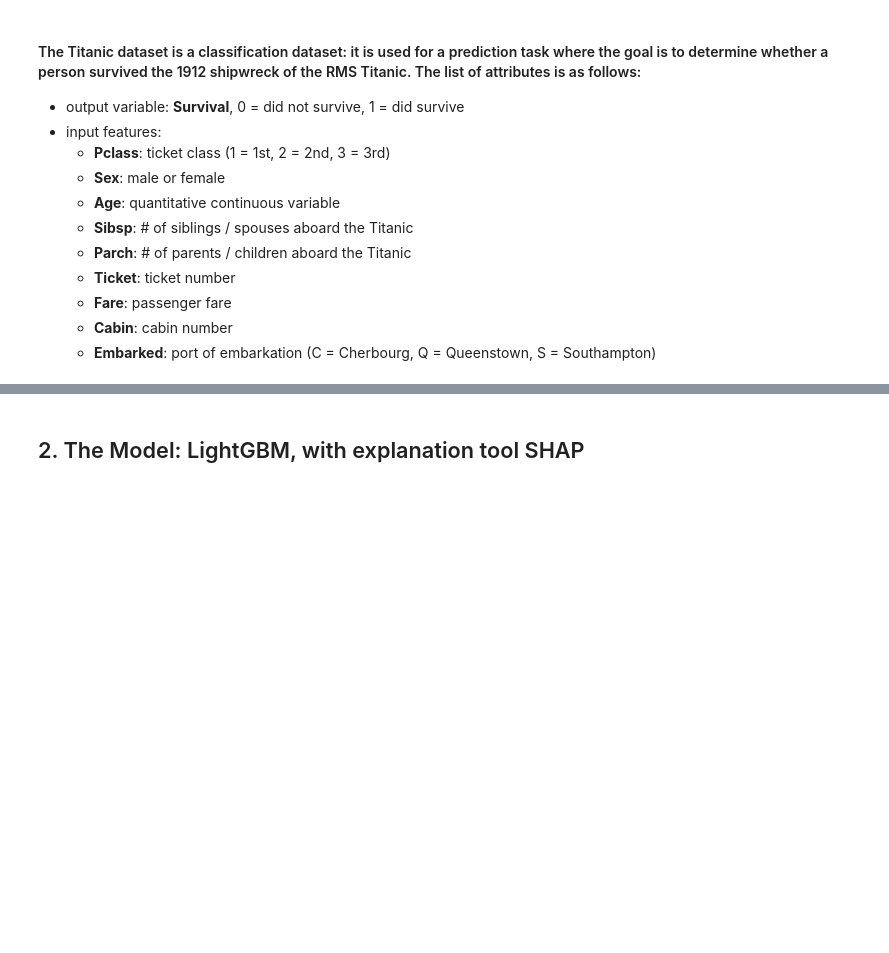
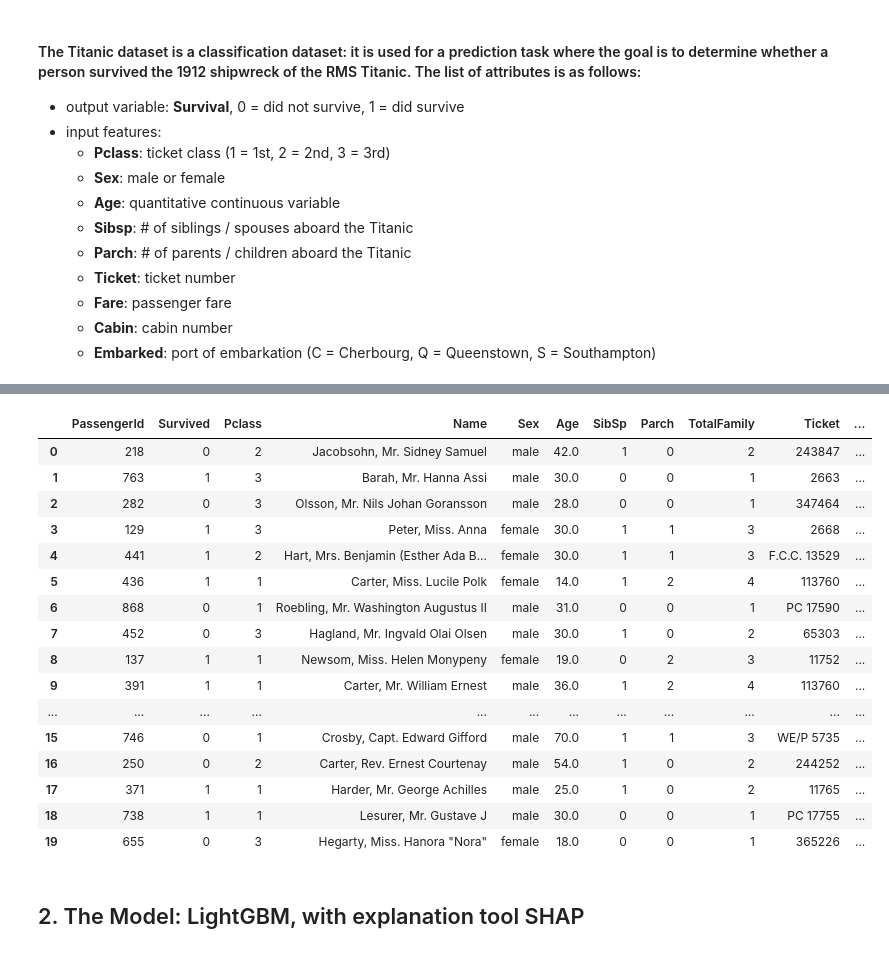
Before and after one commit to davisjrule/satisficing-main-study, a Jupyter notebook: titanic_SHAP.ipynb, the cells around one changed output, grey strips where cells are left out. Cells and saved outputs as stored; diff of their text form; code cells hidden in the pictures; blank space fills up the shorter version.

```diff
--- a/titanic_SHAP.ipynb
+++ b/titanic_SHAP.ipynb
@@ -73,3 +68,51 @@ df.head(20)
+# %%
+df = pd.read_csv("Data/titanic_test.csv", na_values=['none'])
+df['Age'] = df['Age'].fillna(df['Age'].mean())
+df.fillna('', inplace=True)
+df["Age"] = df["Age"].apply(lambda x: 0 if x == "" else x)
+df["Cabin"] = df["Cabin"].apply(lambda x: "Unknown" if x == "" else x)
+df["Embarked"] = df["Embarked"].apply(lambda x: "Unknown" if x == "" else x)
+df["Pclass"] = df["Pclass"].apply(lambda x: str(x))
+
+
+train_cols = [df.columns[0]] + list(df.columns[2:])
+label = df.columns[1]
+test_X_df = df[train_cols]
+test_y_df = df[label]
+
+test_X_display = test_X_df.copy()
+
+#Converting strings to integers and floats for categorical data
+categorical_cols = ["Pclass", "Name", "Sex", "Ticket", "Cabin", "Embarked"]
+
+for col in categorical_cols:
+    test_X_df[col] = pd.Categorical(test_X_df[col])
+    test_X_df[col] = test_X_df[col].cat.codes
+
+dataset = {
+        'X': test_X_df,
+        'y': test_y_df,
+}
+
+df.head(20)
+# %% [output]
+|  | PassengerId | Survived | Pclass | Name | Sex | Age | SibSp | Parch | TotalFamily | Ticket | ... |
+| 0 | 218 | 0 | 2 | Jacobsohn, Mr. Sidney Samuel | male | 42.0 | 1 | 0 | 2 | 243847 | ... |
+| 1 | 763 | 1 | 3 | Barah, Mr. Hanna Assi | male | 30.0 | 0 | 0 | 1 | 2663 | ... |
+| 2 | 282 | 0 | 3 | Olsson, Mr. Nils Johan Goransson | male | 28.0 | 0 | 0 | 1 | 347464 | ... |
+| 3 | 129 | 1 | 3 | Peter, Miss. Anna | female | 30.0 | 1 | 1 | 3 | 2668 | ... |
+| 4 | 441 | 1 | 2 | Hart, Mrs. Benjamin (Esther Ada B... | female | 30.0 | 1 | 1 | 3 | F.C.C. 13529 | ... |
+| 5 | 436 | 1 | 1 | Carter, Miss. Lucile Polk | female | 14.0 | 1 | 2 | 4 | 113760 | ... |
+| 6 | 868 | 0 | 1 | Roebling, Mr. Washington Augustus II | male | 31.0 | 0 | 0 | 1 | PC 17590 | ... |
+| 7 | 452 | 0 | 3 | Hagland, Mr. Ingvald Olai Olsen | male | 30.0 | 1 | 0 | 2 | 65303 | ... |
+| 8 | 137 | 1 | 1 | Newsom, Miss. Helen Monypeny | female | 19.0 | 0 | 2 | 3 | 11752 | ... |
+| 9 | 391 | 1 | 1 | Carter, Mr. William Ernest | male | 36.0 | 1 | 2 | 4 | 113760 | ... |
+| ... | ... | ... | ... | ... | ... | ... | ... | ... | ... | ... | ... |
+| 15 | 746 | 0 | 1 | Crosby, Capt. Edward Gifford | male | 70.0 | 1 | 1 | 3 | WE/P 5735 | ... |
+| 16 | 250 | 0 | 2 | Carter, Rev. Ernest Courtenay | male | 54.0 | 1 | 0 | 2 | 244252 | ... |
+| 17 | 371 | 1 | 1 | Harder, Mr. George Achilles | male | 25.0 | 1 | 0 | 2 | 11765 | ... |
+| 18 | 738 | 1 | 1 | Lesurer, Mr. Gustave J | male | 30.0 | 0 | 0 | 1 | PC 17755 | ... |
+| 19 | 655 | 0 | 3 | Hegarty, Miss. Hanora "Nora" | female | 18.0 | 0 | 0 | 1 | 365226 | ... |
 # %%
 # Use this cell for any data-related exploration
 # %% [markdown]
```
Also changed, not shown: parts of 6 cells of this notebook, 1 other file.
